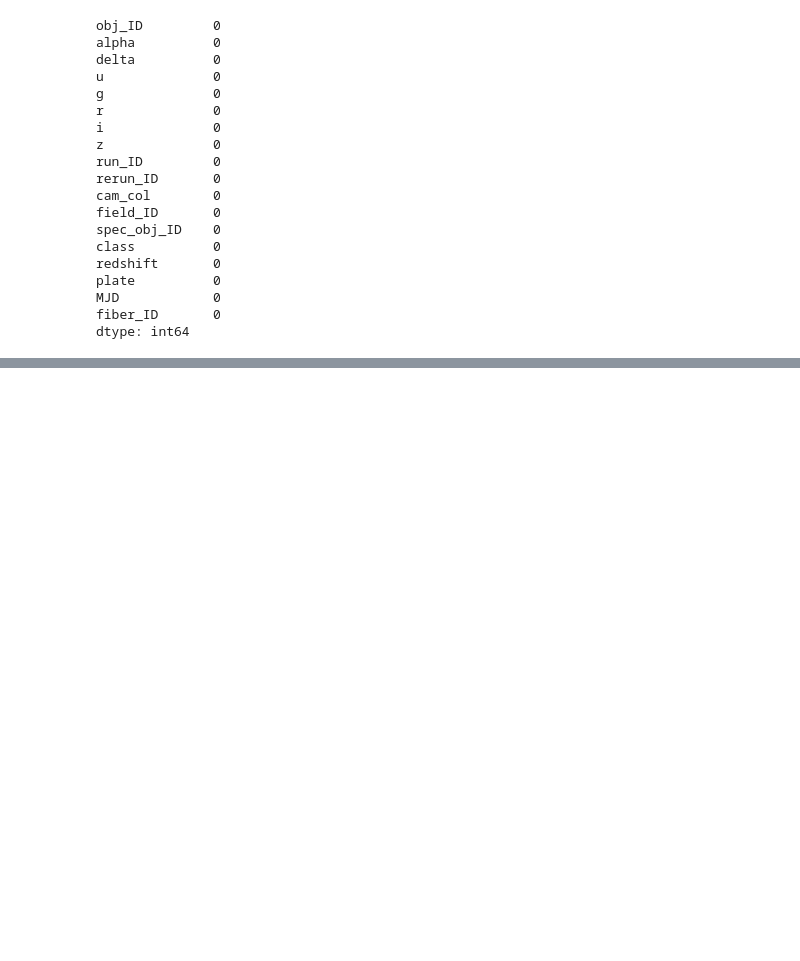
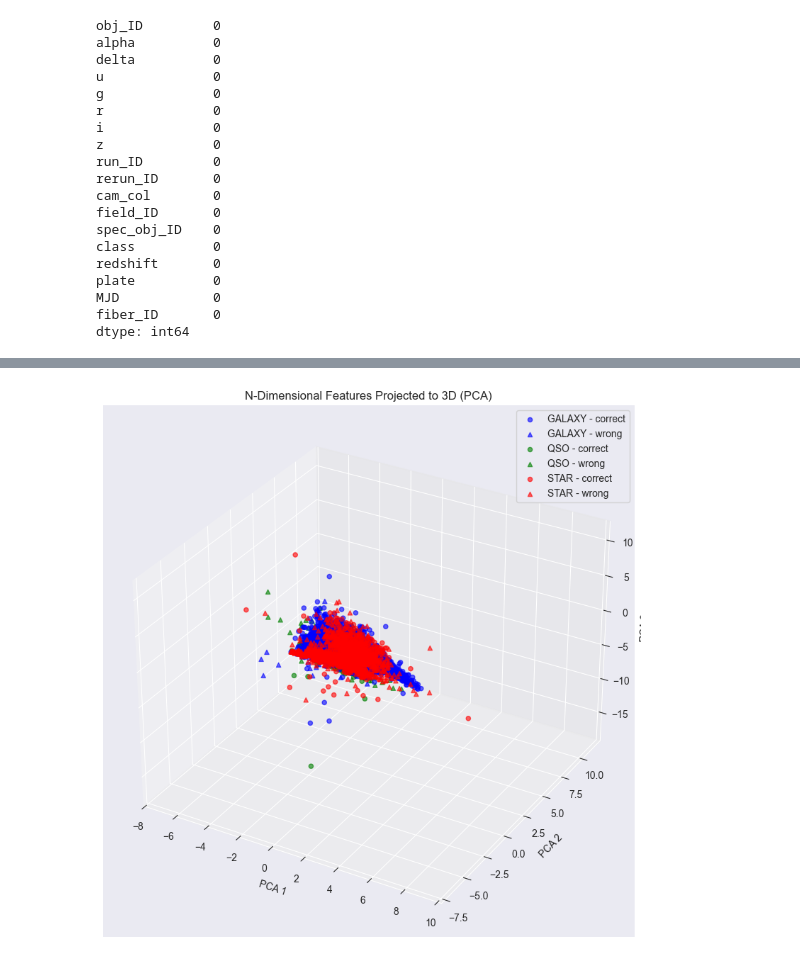
Before and after one commit to aaravshandilya/Machine_Learning, a Jupyter notebook: Astro.ipynb, the cells around one changed output, grey strips where cells are left out. Cells and saved outputs as stored; diff of their text form; code cells hidden in the pictures; blank space fills up the shorter version.

```diff
--- a/Astro.ipynb
+++ b/Astro.ipynb
@@ -37,0 +126,46 @@ target = 'temperature'
+# %%
+import matplotlib.pyplot as plt
+from sklearn.decomposition import PCA
+import numpy as np
+
+# Select all features (color indices)
+X_all = X_test  # X_test already contains color indices
+y_true = y_test
+y_pred_labels = y_pred
+
+# Apply PCA to reduce to 3 dimensions
+pca = PCA(n_components=3)
+X_pca = pca.fit_transform(X_all)
+
+# Colors and markers for plotting
+colors = ['blue','green','red']  # one for each class
+markers = ['o', '^']  # o = correct, ^ = incorrect
+
+# Determine correctness
+correct = (y_true == y_pred_labels)
+
+fig = plt.figure(figsize=(10,8))
+ax = fig.add_subplot(111, projection='3d')
+
+for class_idx, color in enumerate(colors):
+    for is_correct, marker in zip([True, False], markers):
+        mask = (y_true == class_idx) & (correct == is_correct)
+        ax.scatter(X_pca[mask,0], X_pca[mask,1], X_pca[mask,2],
+                   c=color, marker=marker, alpha=0.6,
+                   label=f"{le.classes_[class_idx]} - {'correct' if is_correct else 'wrong'}")
+
+ax.set_xlabel('PCA 1')
+ax.set_ylabel('PCA 2')
+ax.set_zlabel('PCA 3')
+ax.set_title('N-Dimensional Features Projected to 3D (PCA)')
+
+# Create legend without duplicate labels
+handles, labels = plt.gca().get_legend_handles_labels()
+by_label = dict(zip(labels, handles))
+ax.legend(by_label.values(), by_label.keys(), fontsize=10)
+
+plt.tight_layout()
+plt.savefig("N_dimensional_classification.png")
+plt.show()
+# %% [output]
+[figure, added]
```
Also changed, not shown: parts of 12 cells of this notebook, 2 other files.
